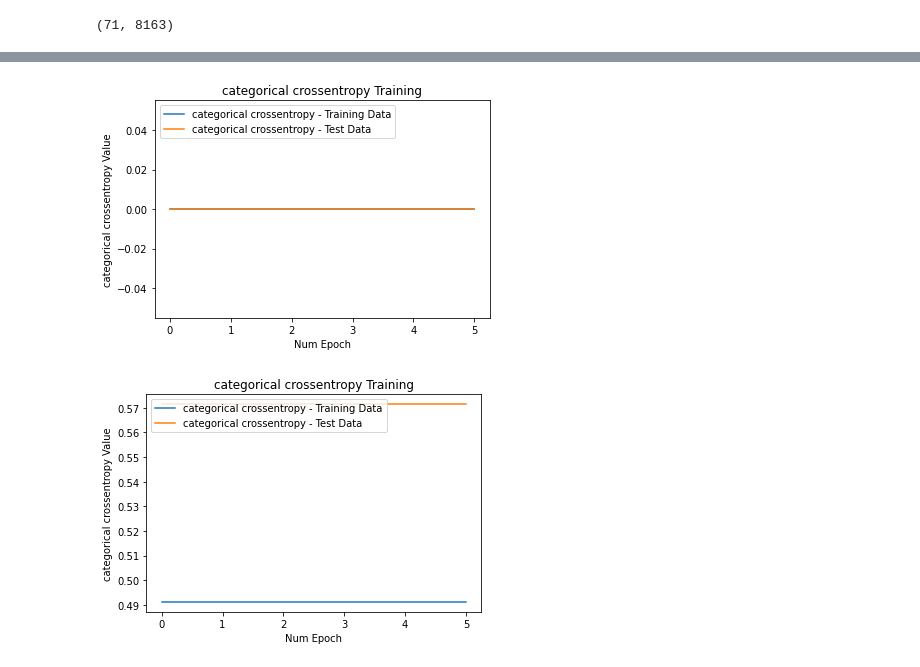
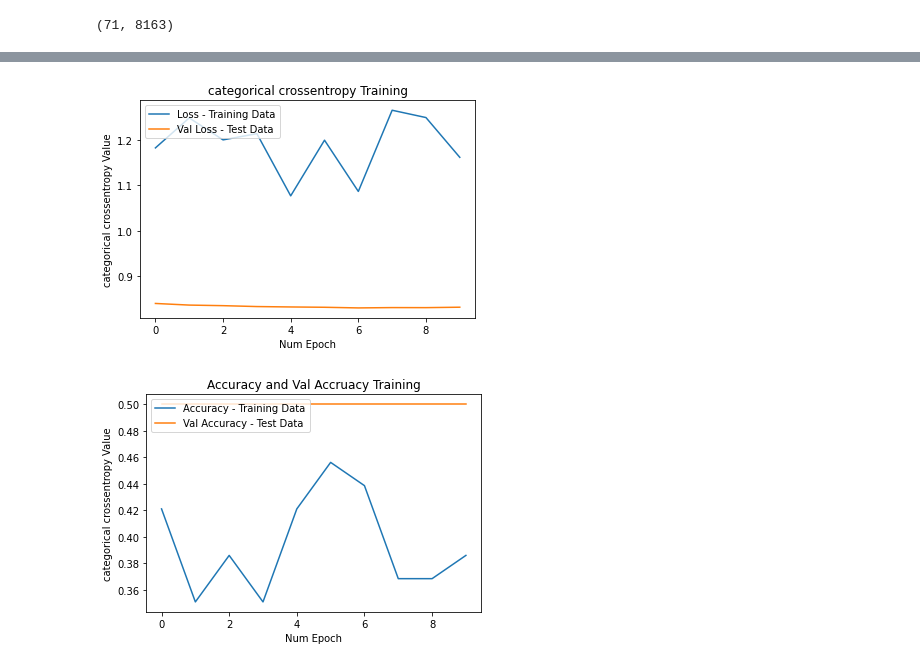
Before and after one commit to gokhuu/Computational-Employee-ReadMe, a Jupyter notebook: Personal Genome/MultiClassificationModel.ipynb, the cells around one changed output, grey strips where cells are left out. Saved outputs shown, nothing was run; the diff lists cells and outputs as text; code cells hidden in the pictures.

Commit message:
being combined classification model

```diff
--- a/Personal Genome/MultiClassificationModel.ipynb
+++ b/Personal Genome/MultiClassificationModel.ipynb
@@ -32,21 +32,29 @@ x.shape
 # %%
 from tensorflow import keras
 from tensorflow.keras import layers
+from tensorflow.keras.optimizers import Adam
 
 #create early stop
-early_stop = keras.callbacks.EarlyStopping(monitor='loss',patience=5, verbose=1)
+early_stop = keras.callbacks.EarlyStopping(monitor='loss',min_delta=0.01,patience=5, verbose=1)
 
 #create model
 model = keras.Sequential([
-    layers.Dense(units=300, activation='softmax',input_shape=[8163]),
+    layers.Dense(units=100, activation='relu',input_shape=[8163]),
     layers.BatchNormalization(),
-    layers.Dropout(0.27),
+    layers.Dropout(0.3),
+    layers.Dense(units=50, activation='relu'),
+    layers.BatchNormalization(),
+    layers.Dropout(0.3),
+    layers.Dense(units=10, activation='relu'),
+    layers.BatchNormalization(),
+    layers.Dropout(0.3),
     layers.Dense(units=1,activation='sigmoid')
 ])
 
 #compile model with functions
+opt = Adam(learning_rate=0.000001)
 model.compile(
-    optimizer='rmsprop',
-    loss='categorical_crossentropy',
+    optimizer=opt,
+    loss='Poisson',
     metrics=['accuracy']
 )
@@ -60,9 +62,9 @@ INFO:tensorflow:Enabling control flow v2
 #import cross fold validation
 from sklearn.model_selection import KFold
 from sklearn.metrics import accuracy_score
-from sklearn.preprocessing import MinMaxScaler
+from sklearn.preprocessing import StandardScaler
 
-mm = MinMaxScaler()
+mm = StandardScaler()
 
 k = 5 #number of folds
 
@@ -81,7 +83,8 @@ for train_index,test_index in kf.split(x):
     x_test_scaled = mm.fit_transform(x_test)
 
     #fit model with training data
-    history = model.fit(x_train_scaled, y_train, validation_data=(x_test_scaled,y_test),batch_size = 65, epochs=100, shuffle=True, callbacks=[early_stop])
+    history = model.fit(x_train_scaled, y_train, validation_data=(x_test_scaled,y_test),
+                        batch_size = 20, epochs=100, shuffle=True, callbacks=[early_stop])
     pred = model.predict(x_test_scaled)
 
     #record accuracy of each fold
@@ -113,20 +116,20 @@ Avg accuracy = 0.5095238095238095
 # %%
-plt.plot(history.history['loss'], label='categorical crossentropy - Training Data')
-plt.plot(history.history['val_loss'], label='categorical crossentropy - Test Data')
+plt.plot(history.history['loss'], label='Loss - Training Data')
+plt.plot(history.history['val_loss'], label='Val Loss - Test Data')
 plt.title('categorical crossentropy Training')
 plt.ylabel('categorical crossentropy Value')
 plt.xlabel('Num Epoch')
 plt.legend(loc='upper left')
 plt.show()
 # %% [output]
-[figure, old version]
+[figure, new version]
 # %%
-plt.plot(history.history['accuracy'], label='categorical crossentropy - Training Data')
-plt.plot(history.history['val_accuracy'], label='categorical crossentropy - Test Data')
-plt.title('categorical crossentropy Training')
+plt.plot(history.history['accuracy'], label='Accuracy - Training Data')
+plt.plot(history.history['val_accuracy'], label='Val Accuracy - Test Data')
+plt.title('Accuracy and Val Accruacy Training')
 plt.ylabel('categorical crossentropy Value')
 plt.xlabel('Num Epoch')
 plt.legend(loc='upper left')
 plt.show()
 # %% [output]
-[figure, old version]
+[figure, new version]
```
Also changed, not shown: parts of 2 cells of this notebook, 4 other files.
